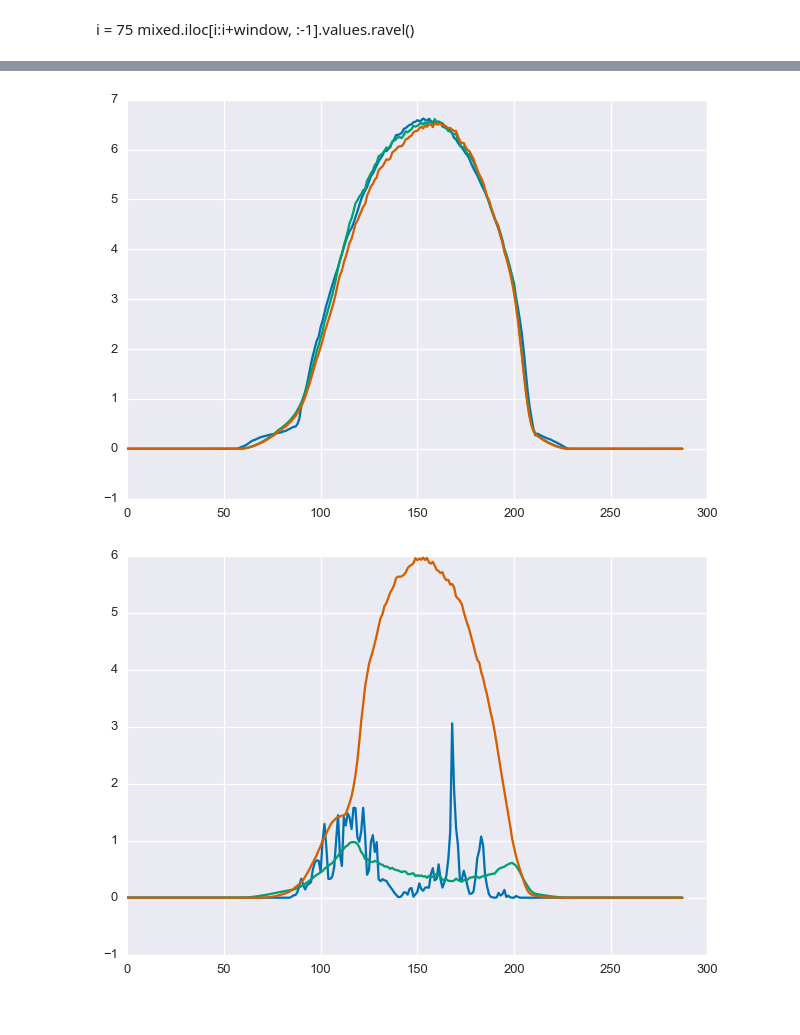
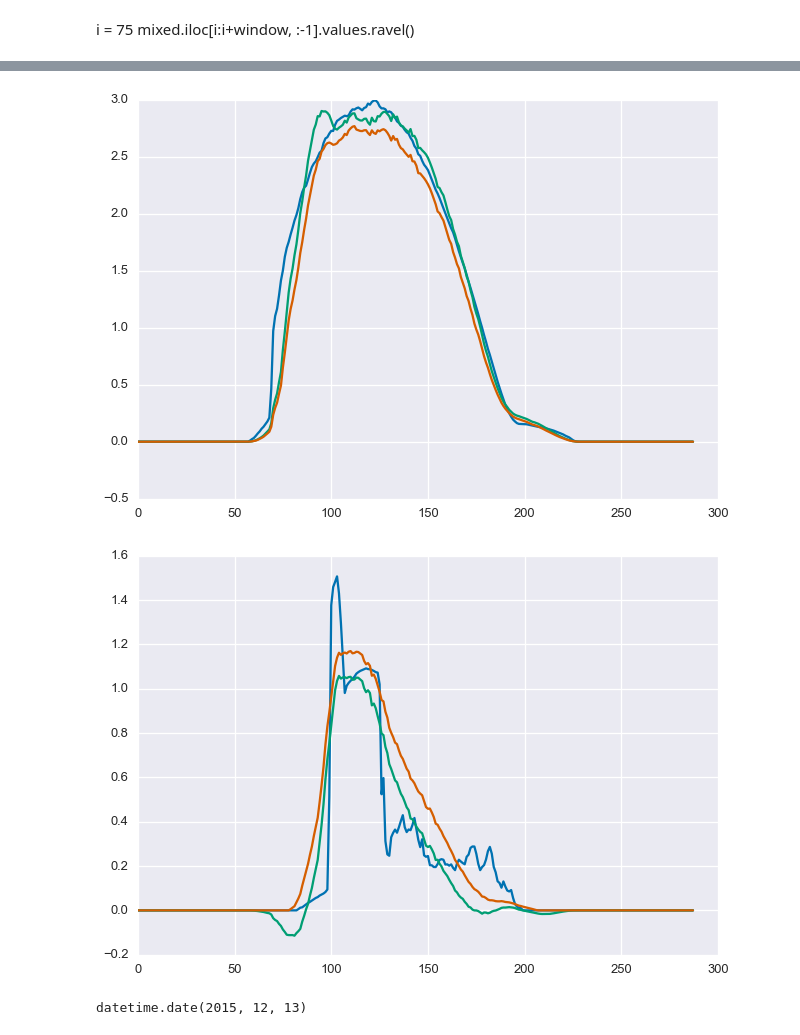
Before and after one commit to bmeyers/SolarForecasting, a Jupyter notebook: scratch_work_bennet.ipynb, the cells around one changed output, grey strips where cells are left out. Saved outputs shown, nothing was run; the diff lists cells and outputs as text; code cells hidden in the pictures.

```diff
--- a/scratch_work_bennet.ipynb
+++ b/scratch_work_bennet.ipynb
@@ -55,7 +55,7 @@ mixed.shape
 i = 75
 mixed.iloc[i:i+window, :-1].values.ravel()
 # %%
-scs = StatisticalClearSky(df['S47'])
+scs = StatisticalClearSky(df['S04'])
 # %%
 scs.get_eigenvectors()
 # %%
@@ -77,12 +77,16 @@ estimates = scs.estimate_clearsky(np.s_[DAY:DAY+1])
 for i in xrange(estimates.shape[1]):
     plt.plot(estimates[:, i])
 # %% [output]
-[figure, old version]
+[figure, new version]
 # %%
-DAY = 175
+DAY = 151
 scs.reconstruct_day(DAY, n=3)
 estimates = scs.estimate_clearsky(np.s_[DAY:DAY+1])
 for i in xrange(estimates.shape[1]):
     plt.plot(estimates[:, i])
 # %% [output]
-[figure, old version]
+[figure, new version]
+# %%
+np.sort(np.array(list(set(df.index.date))))[151]
+# %% [output]
+datetime.date(2015, 12, 13)
```
Also changed, not shown: parts of 9 cells of this notebook, 2 other files.
